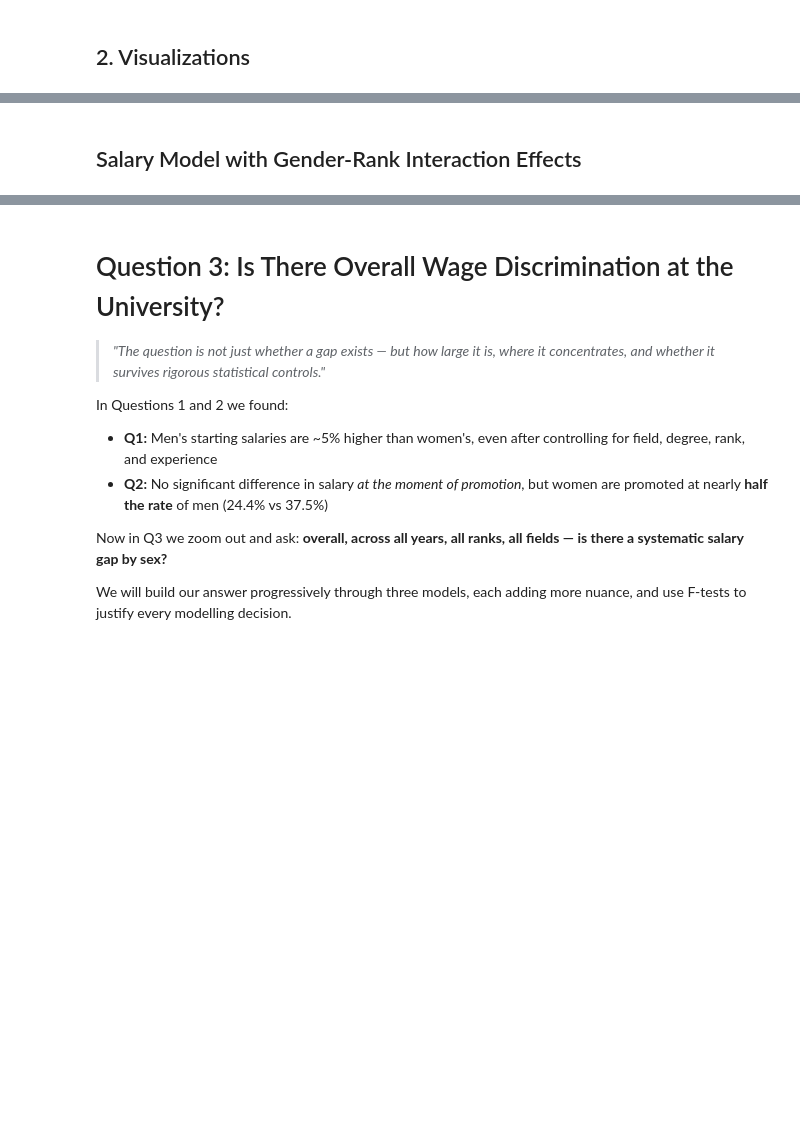
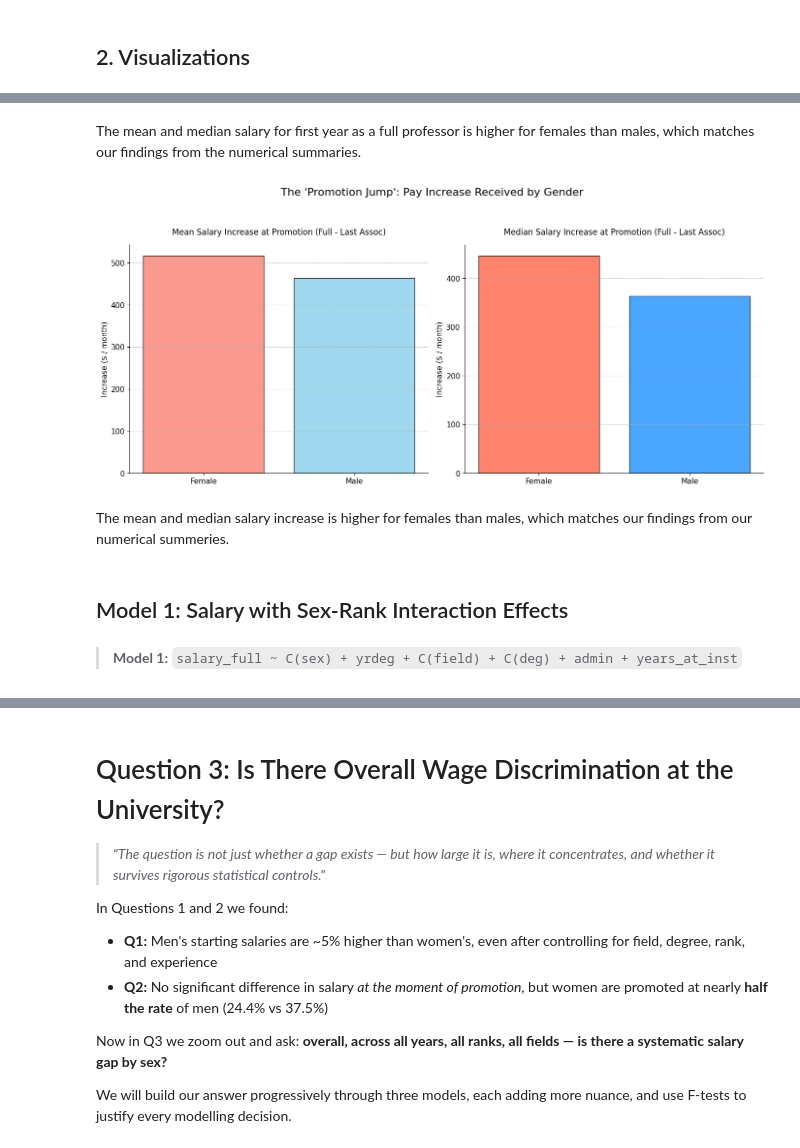
Before and after one commit to Jaiycex/Data557_Project_StoryTeam, a Jupyter notebook: Istanbul_IDS.ipynb, the cells around one changed output, grey strips where cells are left out. Drawn from its saved outputs; the diff is of its cells as text; code cells hidden in the pictures; blank space fills up the shorter version.

```diff
--- a/Istanbul_IDS.ipynb
+++ b/Istanbul_IDS.ipynb
@@ -931,3 +1015,35 @@ At the Associate (Assoc) level, women actually have a slightly higher mean salar
+# %% [markdown]
+The mean and median salary for first year as a full professor is higher for females than males, which matches our findings from the numerical summaries.
+# %%
+# Calculate descriptive stats for the individual salary increase
+promo_stats = promo_pay.groupby('sex')['salary_delta'].agg(['mean', 'median', 'std', 'count']).reset_index()
+
+# Map to full names for the plot
+promo_stats['sex_label'] = promo_stats['sex'].map({'F': 'Female', 'M': 'Male'})
+fig, (ax1, ax2) = plt.subplots(1, 2, figsize=(14, 6))
+
+# Plot 1: Mean Dollar Increase
+ax1.bar(promo_stats['sex_label'], promo_stats['mean'], color=['salmon', 'skyblue'], edgecolor='black', alpha=0.8)
+ax1.set_title('Mean Salary Increase at Promotion (Full - Last Assoc)', fontsize=12, pad=15)
+ax1.set_ylabel('Increase ($ / month)')
+ax1.grid(axis='y', linestyle='--', alpha=0.7)
+
+
+# Plot 2: Median Dollar Increase
+ax2.bar(promo_stats['sex_label'], promo_stats['median'], color=['tomato', 'dodgerblue'], edgecolor='black', alpha=0.8)
+ax2.set_title('Median Salary Increase at Promotion (Full - Last Assoc)', fontsize=12, pad=15)
+ax2.set_ylabel('Increase ($ / month)')
+ax2.grid(axis='y', linestyle='--', alpha=0.7)
+
+plt.suptitle("The 'Promotion Jump': Pay Increase Received by Gender", fontsize=16, y=1.05)
+plt.tight_layout()
+plt.show()
+# %% [output]
+[figure, added]
+# %% [markdown]
+The mean and median salary increase is higher for females than males, which matches our findings from our numerical summeries.
 # %% [markdown]
-## Salary Model with Gender-Rank Interaction Effects
+## Model 1: Salary with Sex-Rank Interaction Effects
+# %% [markdown]
+> **Model 1:** `salary_full ~ C(sex) + yrdeg + C(field) + C(deg) + admin + years_at_inst`
 # %%
```
Also changed, not shown: parts of 39 cells of this notebook.
